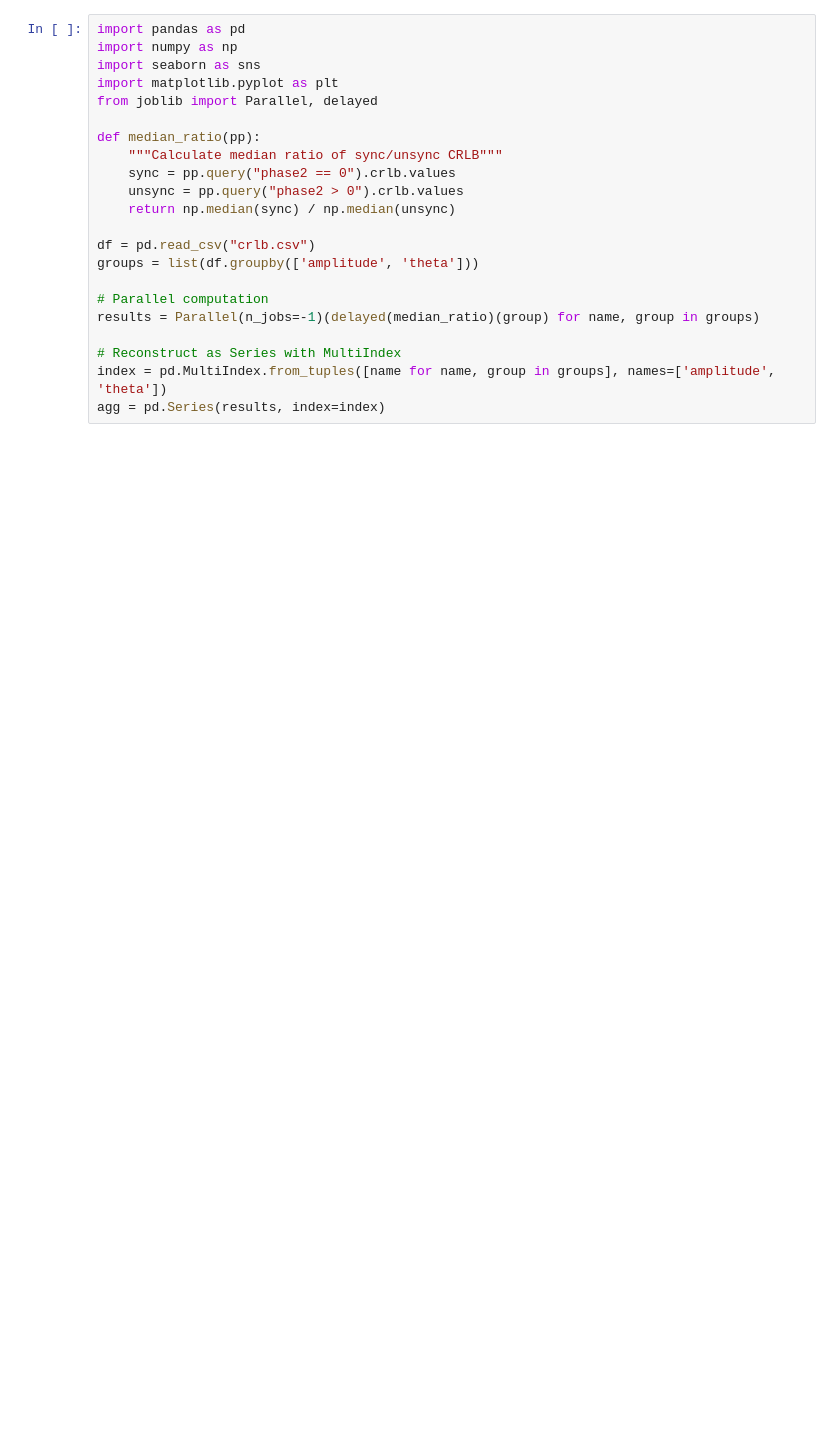
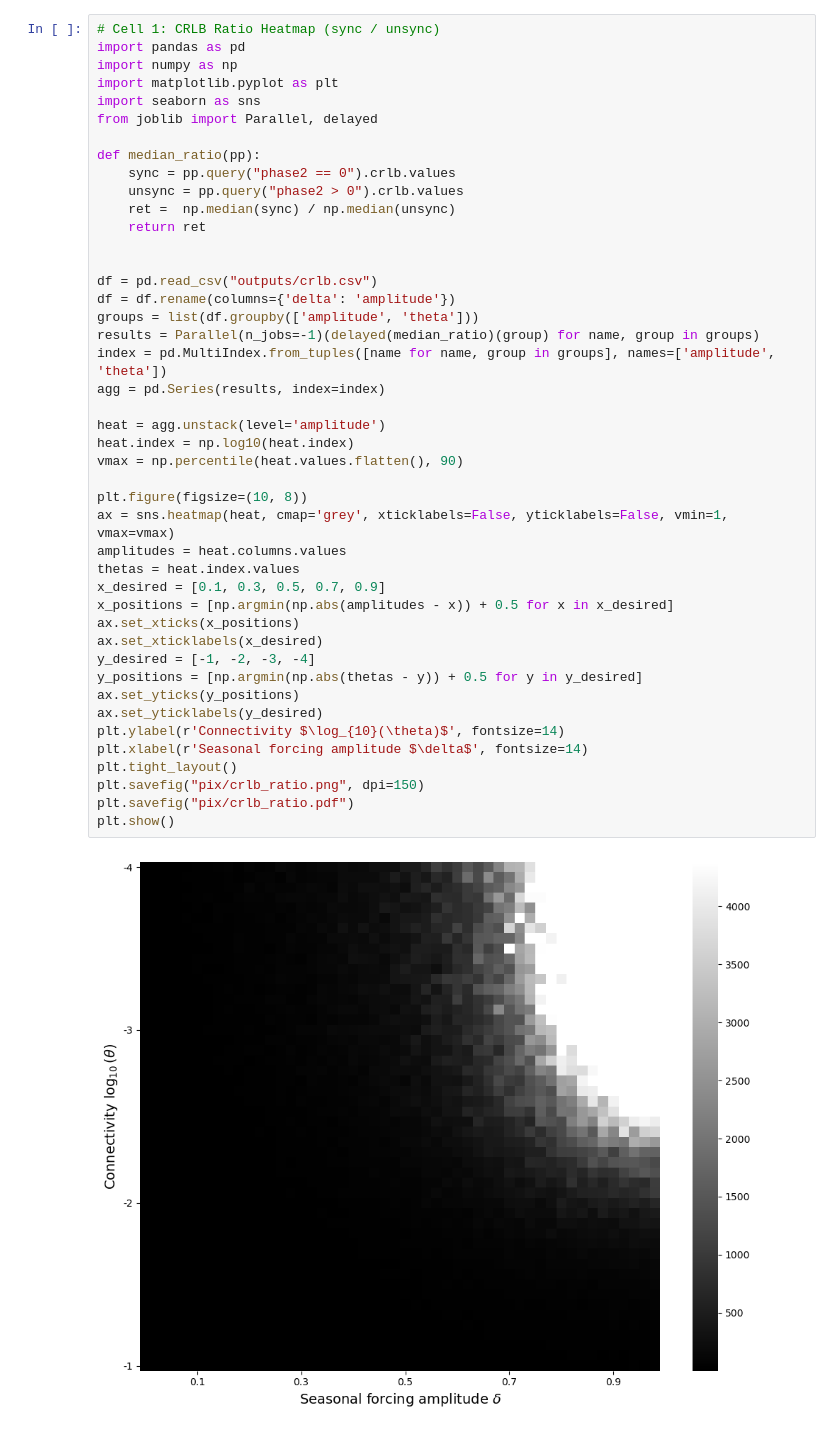
Before and after one commit to yairdaon/contacts, a Jupyter notebook: visualization_notebook.ipynb, the cells around one changed output. Saved outputs shown, nothing was run; the diff lists cells and outputs as text; blank space fills up the shorter version.

```diff
--- a/visualization_notebook.ipynb
+++ b/visualization_notebook.ipynb
@@ -132,22 +49,46 @@ plt.savefig("pix/likelihood_surface.pdf")
 # %%
+# Cell 1: CRLB Ratio Heatmap (sync / unsync)
 import pandas as pd
 import numpy as np
+import matplotlib.pyplot as plt
 import seaborn as sns
-import matplotlib.pyplot as plt
 from joblib import Parallel, delayed
 
 def median_ratio(pp):
-    """Calculate median ratio of sync/unsync CRLB"""
     sync = pp.query("phase2 == 0").crlb.values
     unsync = pp.query("phase2 > 0").crlb.values
-    return np.median(sync) / np.median(unsync)
+    ret =  np.median(sync) / np.median(unsync)
+    return ret
 
-df = pd.read_csv("crlb.csv")
+
+df = pd.read_csv("outputs/crlb.csv")
+df = df.rename(columns={'delta': 'amplitude'})
 groups = list(df.groupby(['amplitude', 'theta']))
-
-# Parallel computation
 results = Parallel(n_jobs=-1)(delayed(median_ratio)(group) for name, group in groups)
-
-# Reconstruct as Series with MultiIndex
 index = pd.MultiIndex.from_tuples([name for name, group in groups], names=['amplitude', 'theta'])
 agg = pd.Series(results, index=index)
+
+heat = agg.unstack(level='amplitude')
+heat.index = np.log10(heat.index)
+vmax = np.percentile(heat.values.flatten(), 90)
+
+plt.figure(figsize=(10, 8))
+ax = sns.heatmap(heat, cmap='grey', xticklabels=False, yticklabels=False, vmin=1, vmax=vmax)
+amplitudes = heat.columns.values
+thetas = heat.index.values
+x_desired = [0.1, 0.3, 0.5, 0.7, 0.9]
+x_positions = [np.argmin(np.abs(amplitudes - x)) + 0.5 for x in x_desired]
+ax.set_xticks(x_positions)
+ax.set_xticklabels(x_desired)
+y_desired = [-1, -2, -3, -4]
+y_positions = [np.argmin(np.abs(thetas - y)) + 0.5 for y in y_desired]
+ax.set_yticks(y_positions)
+ax.set_yticklabels(y_desired)
+plt.ylabel(r'Connectivity $\log_{10}(\theta)$', fontsize=14)
+plt.xlabel(r'Seasonal forcing amplitude $\delta$', fontsize=14)
+plt.tight_layout()
+plt.savefig("pix/crlb_ratio.png", dpi=150)
+plt.savefig("pix/crlb_ratio.pdf")
+plt.show()
+# %% [output]
+[figure, added]
```
Also changed, not shown: parts of 16 cells of this notebook, 12 other files.
